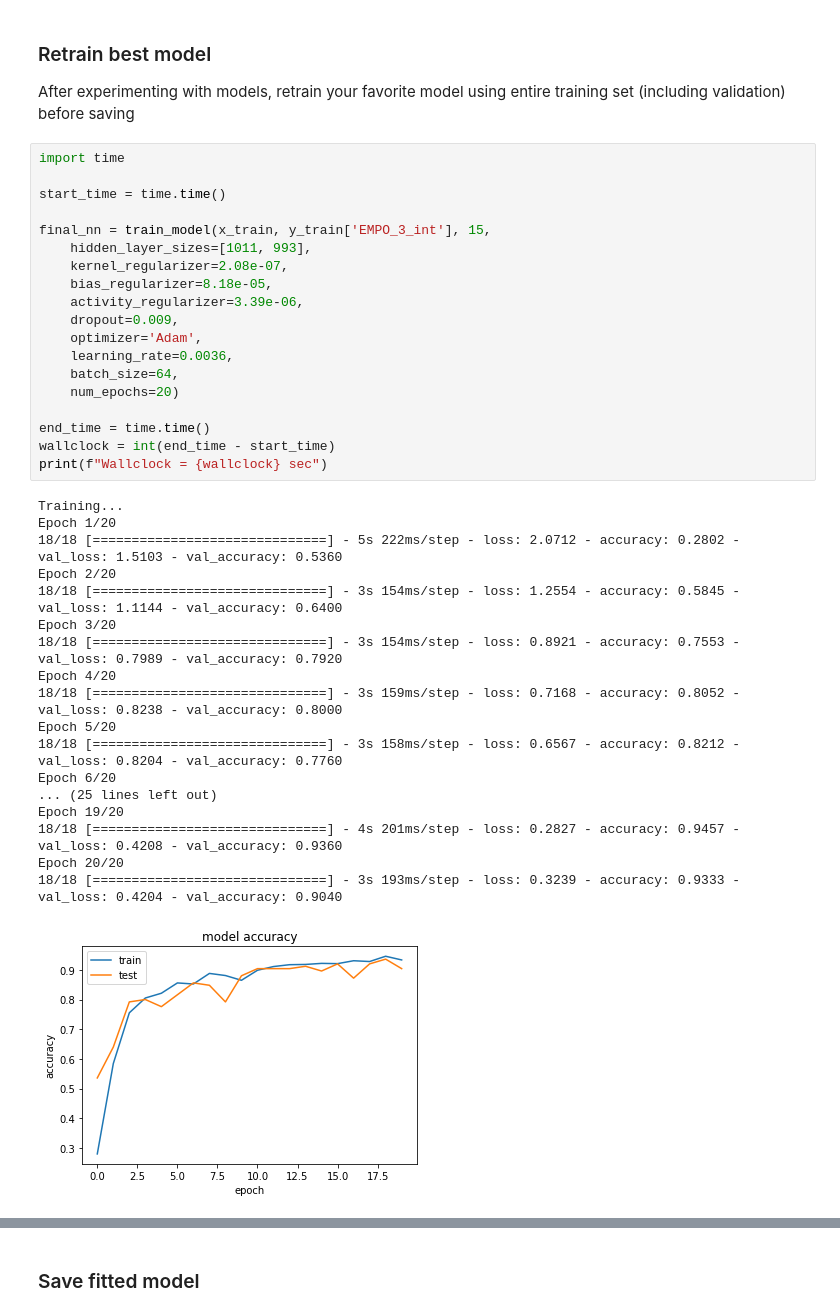
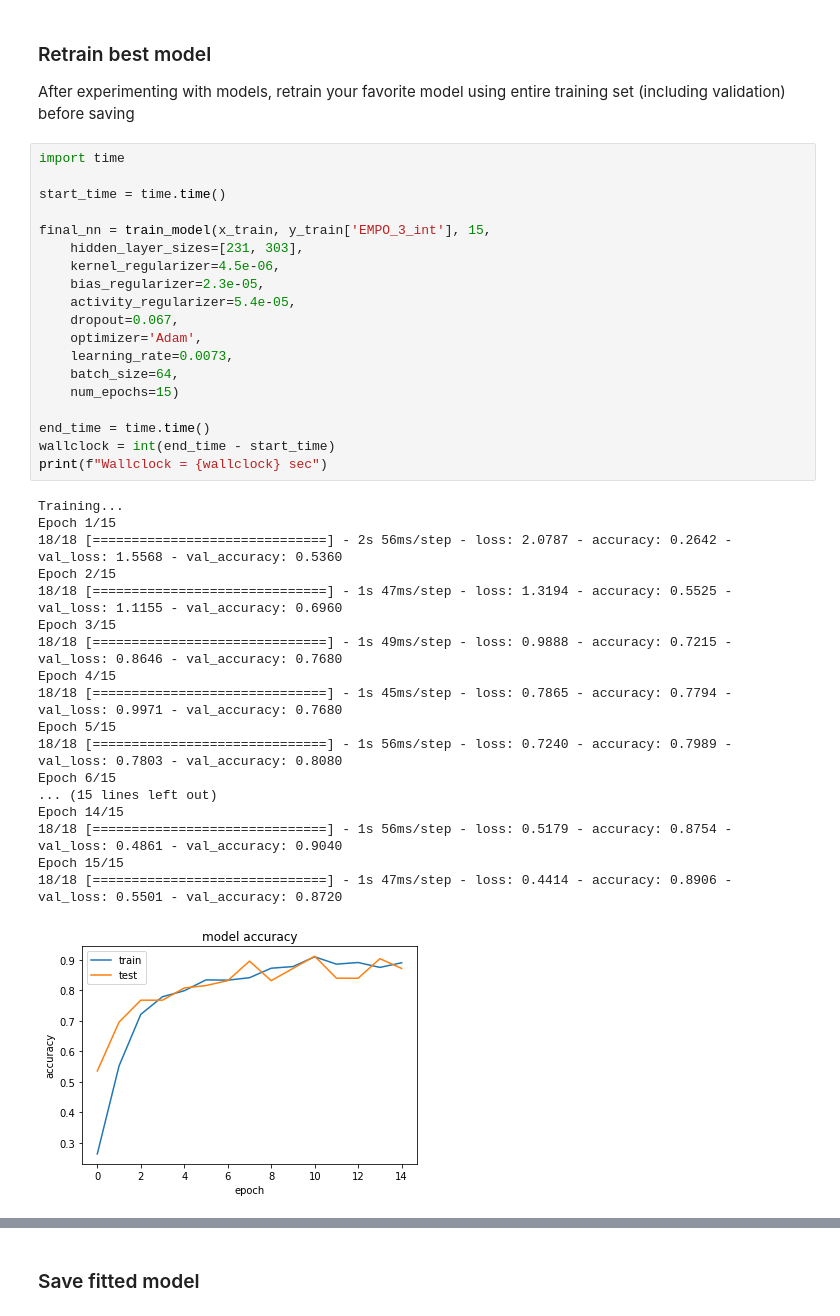
Before and after one commit to hlu17/Protein-Environment-Classification, a Jupyter notebook: modeling/neural_network.ipynb, the cells around one changed output, grey strips where cells are left out. Saved outputs shown, nothing was run; the diff lists cells and outputs as text.

```diff
--- a/modeling/neural_network.ipynb
+++ b/modeling/neural_network.ipynb
@@ -385,41 +379,41 @@ After experimenting with models, retrain your favorite model using entire traini
 # %%
 import time
 
 start_time = time.time()
 
 final_nn = train_model(x_train, y_train['EMPO_3_int'], 15,
-    hidden_layer_sizes=[1011, 993],
-    kernel_regularizer=2.08e-07,
-    bias_regularizer=8.18e-05,
-    activity_regularizer=3.39e-06,
-    dropout=0.009,
+    hidden_layer_sizes=[231, 303],
+    kernel_regularizer=4.5e-06,
+    bias_regularizer=2.3e-05,
+    activity_regularizer=5.4e-05,
+    dropout=0.067,
     optimizer='Adam',
-    learning_rate=0.0036,
+    learning_rate=0.0073,
     batch_size=64,
-    num_epochs=20)
+    num_epochs=15)
 
 end_time = time.time()
 wallclock = int(end_time - start_time)
 print(f"Wallclock = {wallclock} sec")
 # %% [output]
 Training...
-Epoch 1/20
-18/18 [==============================] - 5s 222ms/step - loss: 2.0712 - accuracy: 0.2802 - val_loss: 1.5103 - val_accuracy: 0.5360
-Epoch 2/20
-18/18 [==============================] - 3s 154ms/step - loss: 1.2554 - accuracy: 0.5845 - val_loss: 1.1144 - val_accuracy: 0.6400
-Epoch 3/20
-18/18 [==============================] - 3s 154ms/step - loss: 0.8921 - accuracy: 0.7553 - val_loss: 0.7989 - val_accuracy: 0.7920
-Epoch 4/20
-18/18 [==============================] - 3s 159ms/step - loss: 0.7168 - accuracy: 0.8052 - val_loss: 0.8238 - val_accuracy: 0.8000
-Epoch 5/20
-18/18 [==============================] - 3s 158ms/step - loss: 0.6567 - accuracy: 0.8212 - val_loss: 0.8204 - val_accuracy: 0.7760
-Epoch 6/20
-... (25 lines left out)
-Epoch 19/20
-18/18 [==============================] - 4s 201ms/step - loss: 0.2827 - accuracy: 0.9457 - val_loss: 0.4208 - val_accuracy: 0.9360
-Epoch 20/20
-18/18 [==============================] - 3s 193ms/step - loss: 0.3239 - accuracy: 0.9333 - val_loss: 0.4204 - val_accuracy: 0.9040
+Epoch 1/15
+18/18 [==============================] - 2s 56ms/step - loss: 2.0787 - accuracy: 0.2642 - val_loss: 1.5568 - val_accuracy: 0.5360
+Epoch 2/15
+18/18 [==============================] - 1s 47ms/step - loss: 1.3194 - accuracy: 0.5525 - val_loss: 1.1155 - val_accuracy: 0.6960
+Epoch 3/15
+18/18 [==============================] - 1s 49ms/step - loss: 0.9888 - accuracy: 0.7215 - val_loss: 0.8646 - val_accuracy: 0.7680
+Epoch 4/15
+18/18 [==============================] - 1s 45ms/step - loss: 0.7865 - accuracy: 0.7794 - val_loss: 0.9971 - val_accuracy: 0.7680
+Epoch 5/15
+18/18 [==============================] - 1s 56ms/step - loss: 0.7240 - accuracy: 0.7989 - val_loss: 0.7803 - val_accuracy: 0.8080
+Epoch 6/15
+... (15 lines left out)
+Epoch 14/15
+18/18 [==============================] - 1s 56ms/step - loss: 0.5179 - accuracy: 0.8754 - val_loss: 0.4861 - val_accuracy: 0.9040
+Epoch 15/15
+18/18 [==============================] - 1s 47ms/step - loss: 0.4414 - accuracy: 0.8906 - val_loss: 0.5501 - val_accuracy: 0.8720
-[figure, old version]
+[figure, new version]
 Model: "sequential"
 _________________________________________________________________
  Layer (type)                Output Shape              Param #
```
Also changed, not shown: parts of 12 cells of this notebook, 5 other files.
